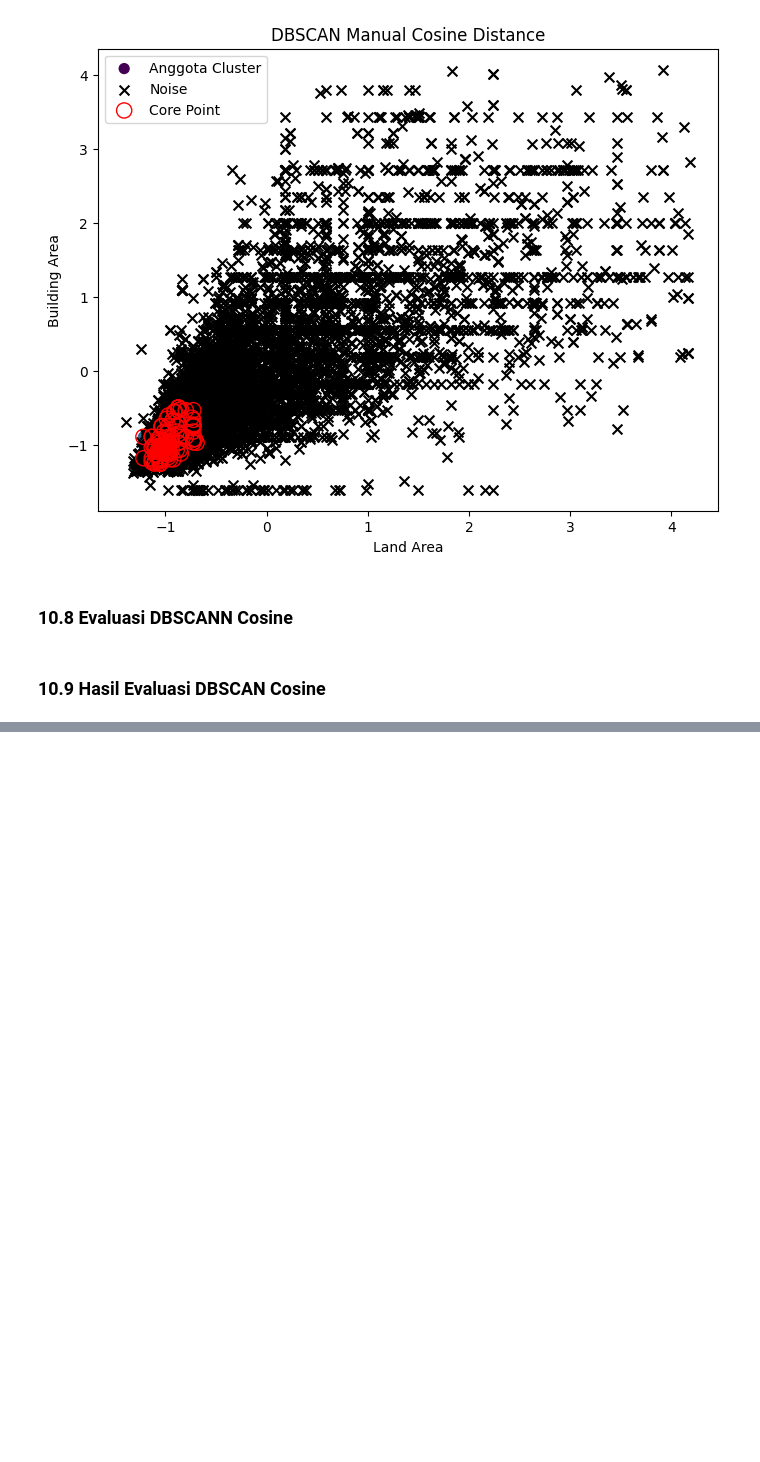
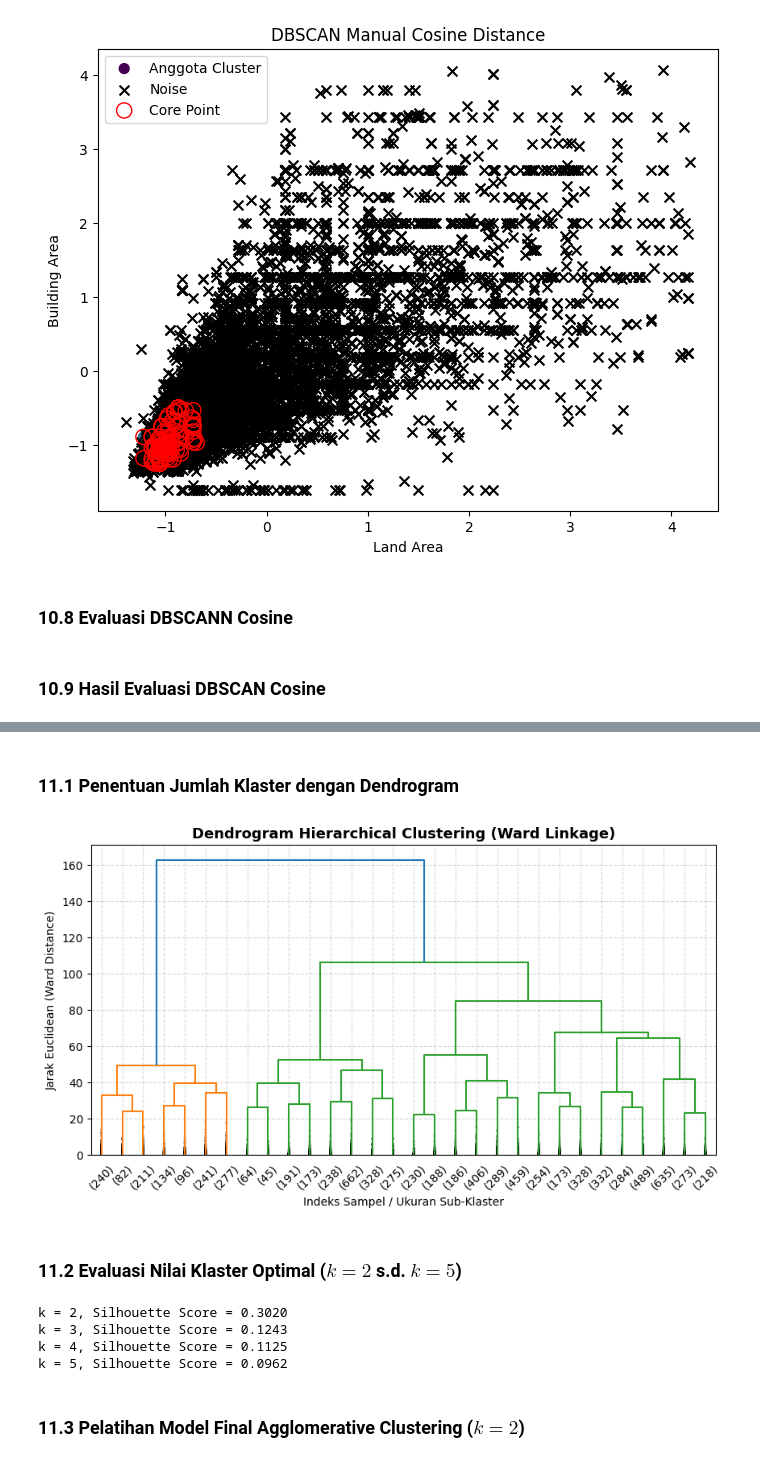
Before and after one commit to nurilhuda05/Pembelajaran_Mesin_2026, a Jupyter notebook: Kuis1_244107020004_Muhammad_Nuril_Huda.ipynb, the cells around one changed output, grey strips where cells are left out. Saved outputs shown, nothing was run; the diff lists cells and outputs as text; code cells hidden in the pictures; blank space fills up the shorter version.

Commit message:
Menambahkan Klasterisasi Hierarki dan Analisis Hasil Akhir

```diff
--- a/Kuis1_244107020004_Muhammad_Nuril_Huda.ipynb
+++ b/Kuis1_244107020004_Muhammad_Nuril_Huda.ipynb
@@ -2104,0 +2108,41 @@ DBSCAN Cosine               4          7752    0.850334 0.576862 1006.455459
+# %% [markdown]
+### **11.1 Penentuan Jumlah Klaster dengan Dendrogram**
+# %%
+from scipy.cluster.hierarchy import dendrogram, linkage
+
+# Menghitung matriks jarak berjenjang (Ward's method meminimalkan variansi dalam klaster)
+linkage_matrix = linkage(df, method='ward')
+
+plt.figure(figsize=(10, 5))
+dendrogram(
+    linkage_matrix,
+    truncate_mode='lastp',
+    p=30,  # Menampilkan 30 percabangan puncak teratas
+    leaf_rotation=45.,
+    leaf_font_size=10.,
+    show_contracted=True
+)
+plt.title('Dendrogram Hierarchical Clustering (Ward Linkage)', fontsize=13, fontweight='bold')
+plt.xlabel('Indeks Sampel / Ukuran Sub-Klaster')
+plt.ylabel('Jarak Euclidean (Ward Distance)')
+plt.grid(True, linestyle='--', alpha=0.5)
+plt.show()
+# %% [output]
+[figure, added]
+# %% [markdown]
+### **11.2 Evaluasi Nilai Klaster Optimal ($k = 2$ s.d. $k = 5$)**
+# %%
+from sklearn.cluster import AgglomerativeClustering
+
+for k in range(2, 6):
+    agg_test = AgglomerativeClustering(n_clusters=k, linkage='ward')
+    labels_test = agg_test.fit_predict(df)
+    score_sil = silhouette_score(df, labels_test)
+    print(f"k = {k}, Silhouette Score = {score_sil:.4f}")
+# %% [output]
+k = 2, Silhouette Score = 0.3020
+k = 3, Silhouette Score = 0.1243
+k = 4, Silhouette Score = 0.1125
+k = 5, Silhouette Score = 0.0962
+# %% [markdown]
+### **11.3 Pelatihan Model Final Agglomerative Clustering ($k = 2$)**
```
Also changed, not shown: parts of 24 cells of this notebook.
